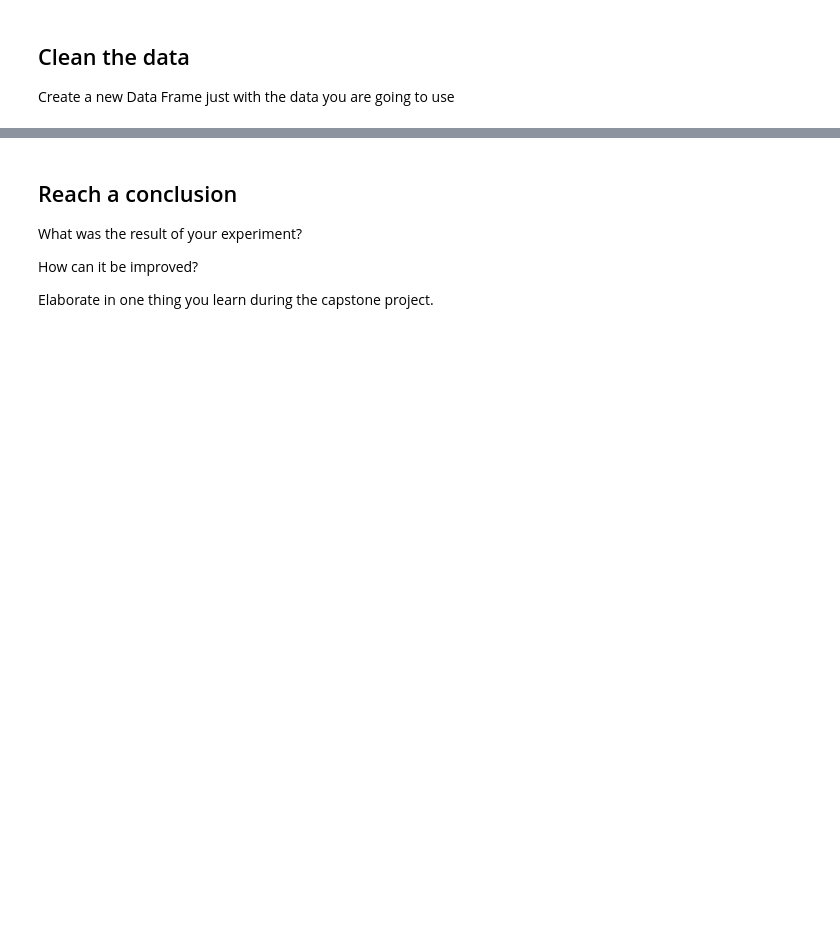
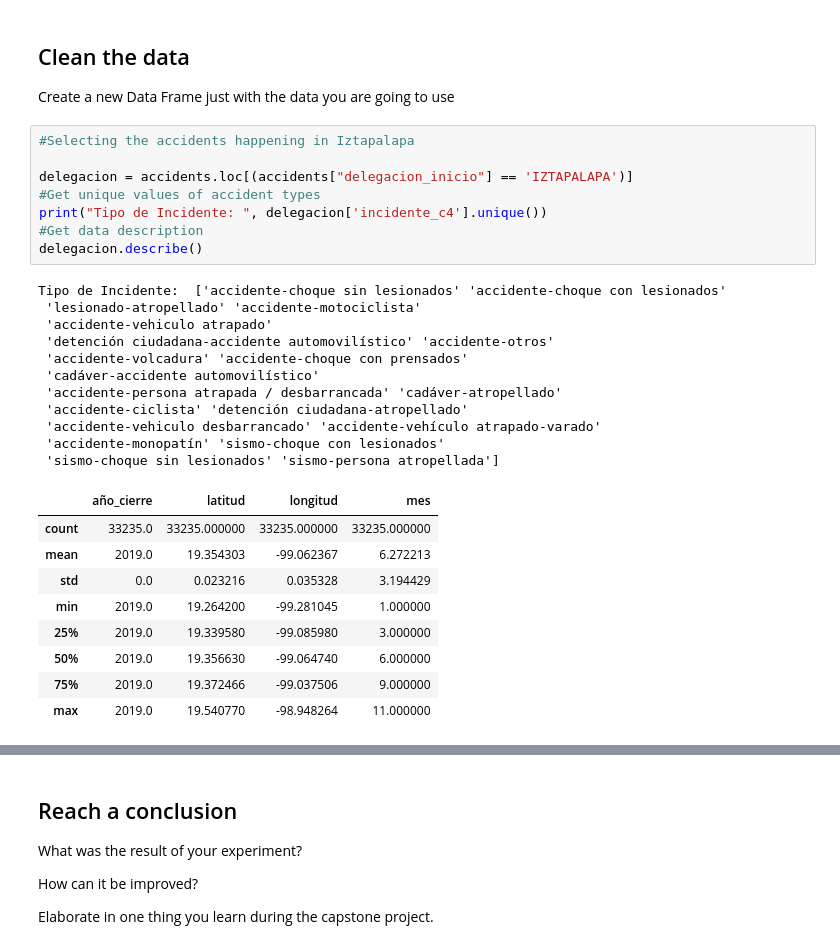
Before and after one commit to c7sanch/capstone-Carolina, a Jupyter notebook: capstone.ipynb, the cells around one changed output, grey strips where cells are left out. Cells and saved outputs as stored; diff of their text form; blank space fills up the shorter version.

```diff
--- a/capstone.ipynb
+++ b/capstone.ipynb
@@ -121,3 +123,32 @@ What do you want to predict?
 ## Clean the data
 
 Create a new Data Frame just with the data you are going to use
+# %%
+#Selecting the accidents happening in Iztapalapa
+
+delegacion = accidents.loc[(accidents["delegacion_inicio"] == 'IZTAPALAPA')]
+#Get unique values of accident types
+print("Tipo de Incidente: ", delegacion['incidente_c4'].unique())
+#Get data description
+delegacion.describe()
+# %% [output]
+Tipo de Incidente:  ['accidente-choque sin lesionados' 'accidente-choque con lesionados'
+ 'lesionado-atropellado' 'accidente-motociclista'
+ 'accidente-vehiculo atrapado'
+ 'detención ciudadana-accidente automovilístico' 'accidente-otros'
+ 'accidente-volcadura' 'accidente-choque con prensados'
+ 'cadáver-accidente automovilístico'
+ 'accidente-persona atrapada / desbarrancada' 'cadáver-atropellado'
+ 'accidente-ciclista' 'detención ciudadana-atropellado'
+ 'accidente-vehiculo desbarrancado' 'accidente-vehículo atrapado-varado'
+ 'accidente-monopatín' 'sismo-choque con lesionados'
+ 'sismo-choque sin lesionados' 'sismo-persona atropellada']
+|  | año_cierre | latitud | longitud | mes |
+| count | 33235.0 | 33235.000000 | 33235.000000 | 33235.000000 |
+| mean | 2019.0 | 19.354303 | -99.062367 | 6.272213 |
+| std | 0.0 | 0.023216 | 0.035328 | 3.194429 |
+| min | 2019.0 | 19.264200 | -99.281045 | 1.000000 |
+| 25% | 2019.0 | 19.339580 | -99.085980 | 3.000000 |
+| 50% | 2019.0 | 19.356630 | -99.064740 | 6.000000 |
+| 75% | 2019.0 | 19.372466 | -99.037506 | 9.000000 |
+| max | 2019.0 | 19.540770 | -98.948264 | 11.000000 |
```
Also changed, not shown: parts of 7 cells of this notebook, 1 other file.
